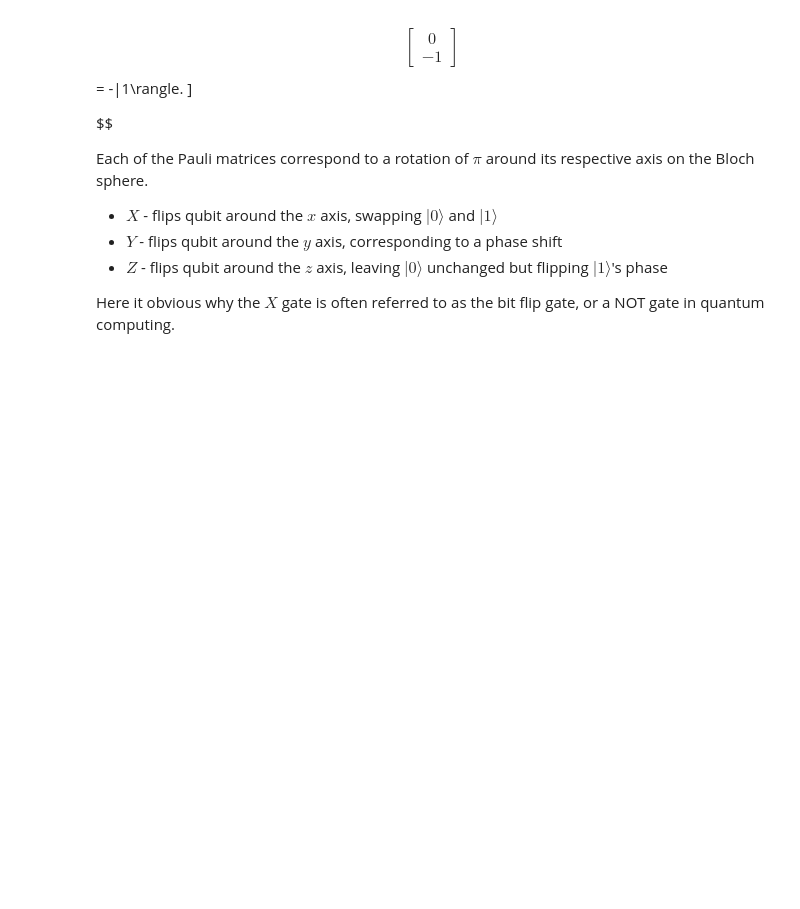
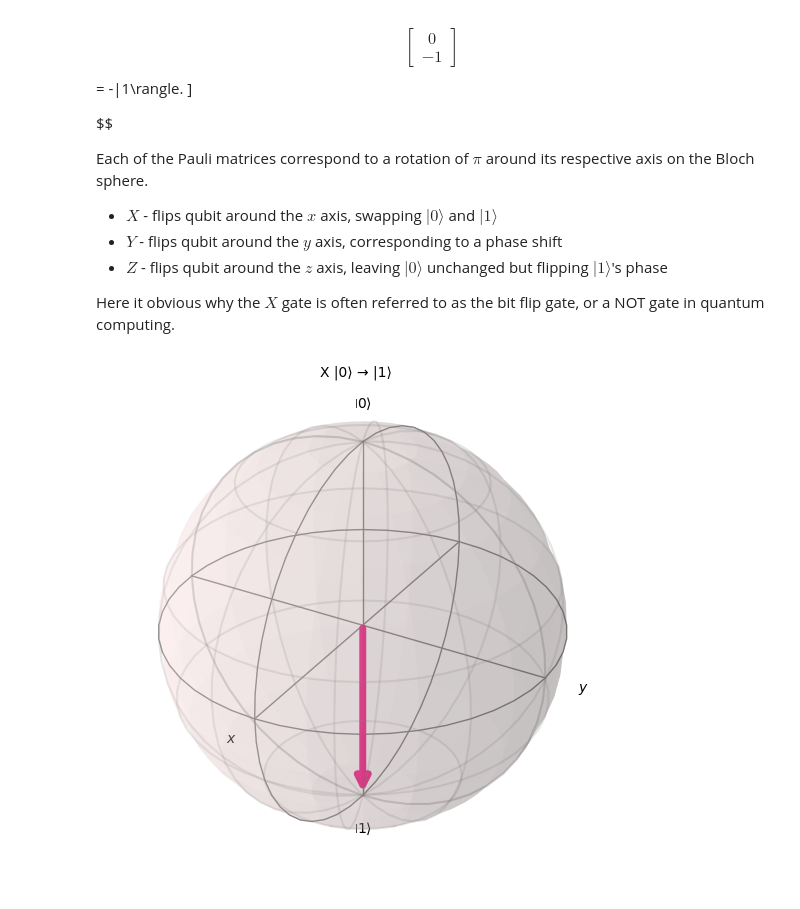
Before and after one commit to KyleAcheson/QuantComp, a Jupyter notebook: basic_theory/qubits.ipynb, the cells around one changed output. Saved outputs shown, nothing was run; the diff lists cells and outputs as text; code cells hidden in the pictures; blank space fills up the shorter version.

Commit message:
add Bloch sphere visualisation of XYZ gates

```diff
--- a/basic_theory/qubits.ipynb
+++ b/basic_theory/qubits.ipynb
@@ -423,3 +423,41 @@ Each of the Pauli matrices correspond to a rotation of $\pi$ around its respecti
 
 
  Here it obvious why the $X$ gate is often referred to as the bit flip gate, or a NOT gate in quantum computing.
+# %%
+from qiskit import QuantumCircuit
+from qiskit.quantum_info import Statevector
+from qiskit.visualization import plot_bloch_vector
+import matplotlib.pyplot as plt
+import numpy as np
+
+# Function to compute the Bloch vector from a statevector
+def compute_bloch_vector(statevector):
+    # Extract the statevector (complex amplitudes)
+    amplitudes = statevector.data
+    # For a single qubit, we expect 2 components: [alpha, beta]
+    alpha, beta = amplitudes[0], amplitudes[1]
+    # Calculate Bloch vector components (x, y, z)
+    x = 2 * np.real(alpha * np.conj(beta))
+    y = 2 * np.imag(alpha * np.conj(beta))
+    z = np.abs(alpha)**2 - np.abs(beta)**2
+    return np.array([x, y, z])
+
+# Create circuits for |0> and apply Pauli matrices
+qc_X = QuantumCircuit(1)
+qc_X.x(0)
+
+qc_Y = QuantumCircuit(1)
+qc_Y.y(0)
+
+qc_Z = QuantumCircuit(1)
+qc_Z.x(0) # starts from |1>
+qc_Z.z(0)
+
+state_X = Statevector.from_instruction(qc_X)
+state_Y = Statevector.from_instruction(qc_Y)
+state_Z = Statevector.from_instruction(qc_Z)
+
+bloch_X = compute_bloch_vector(state_X)
+plot_bloch_vector(bloch_X, coord_type='cartesian', title="X |0⟩ → |1⟩")
+# %% [output]
+[figure, added]
```
Also changed, not shown: parts of 2 cells of this notebook.
